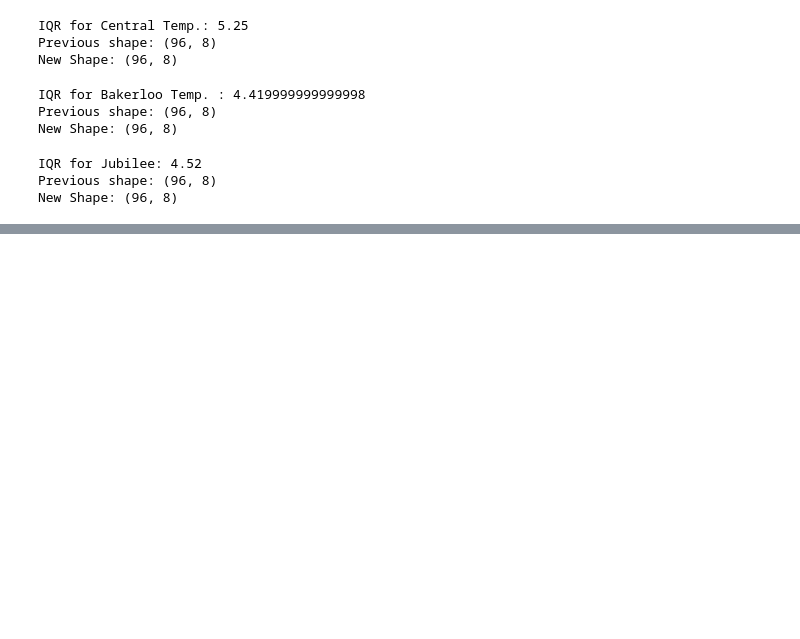
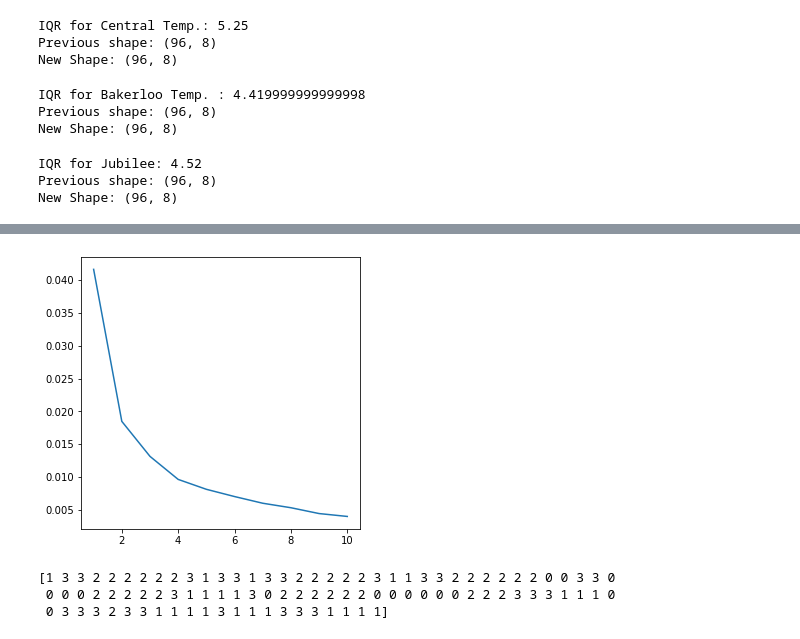
Before and after one commit to bhaumik8/MSc-Project, a Jupyter notebook: London_underground_average_monthly_temperatures.ipynb, the cells around one changed output, grey strips where cells are left out. Saved outputs shown, nothing was run; the diff lists cells and outputs as text; code cells hidden in the pictures; blank space fills up the shorter version.

```diff
--- a/London_underground_average_monthly_temperatures.ipynb
+++ b/London_underground_average_monthly_temperatures.ipynb
@@ -194,0 +165,6 @@ plt.bar(df2['Central'],df2['Jubilee'])
+# %%
+T = df2.iloc[:,13:20]
+T = df2.loc[:,['Central','Bakerloo','Jubilee']]
+from sklearn import preprocessing
+T = preprocessing.Normalizer().fit_transform(T)
+T
@@ -194,0 +202,28 @@ plt.bar(df2['Central'],df2['Jubilee'])
+# %%
+#Save components to a DataFrame
+import pandas as pd
+import matplotlib.pyplot as plt
+from sklearn.decomposition import PCA
+PCA_components = pd.DataFrame(T)
+PCA_components
+from sklearn.cluster import KMeans
+area = []
+for i in range(1,11):
+    model = KMeans(n_clusters = i, init = "k-means++")
+    model.fit(T)
+    area.append(model.inertia_)
+plt.figure(figsize=(5,5))
+plt.plot(range(1,11), area)
+plt.show()
+# %% [output]
+[figure, added]
+# %%
+#k means using 4 clusters and k-means++ initialization
+from sklearn.cluster import KMeans
+kmeans4 = KMeans(n_clusters=4)
+y_kmeans4 = kmeans4.fit_predict(T)
+print(y_kmeans4)
+# %% [output]
+[1 3 3 2 2 2 2 2 2 3 1 3 3 1 3 3 2 2 2 2 2 3 1 1 3 3 2 2 2 2 2 2 0 0 3 3 0
+ 0 0 0 2 2 2 2 2 3 1 1 1 1 3 0 2 2 2 2 2 2 0 0 0 0 0 0 2 2 2 3 3 3 1 1 1 0
+ 0 3 3 3 2 3 3 1 1 1 1 3 1 1 1 3 3 3 1 1 1 1]
```
Also changed, not shown: parts of 10 cells of this notebook.
